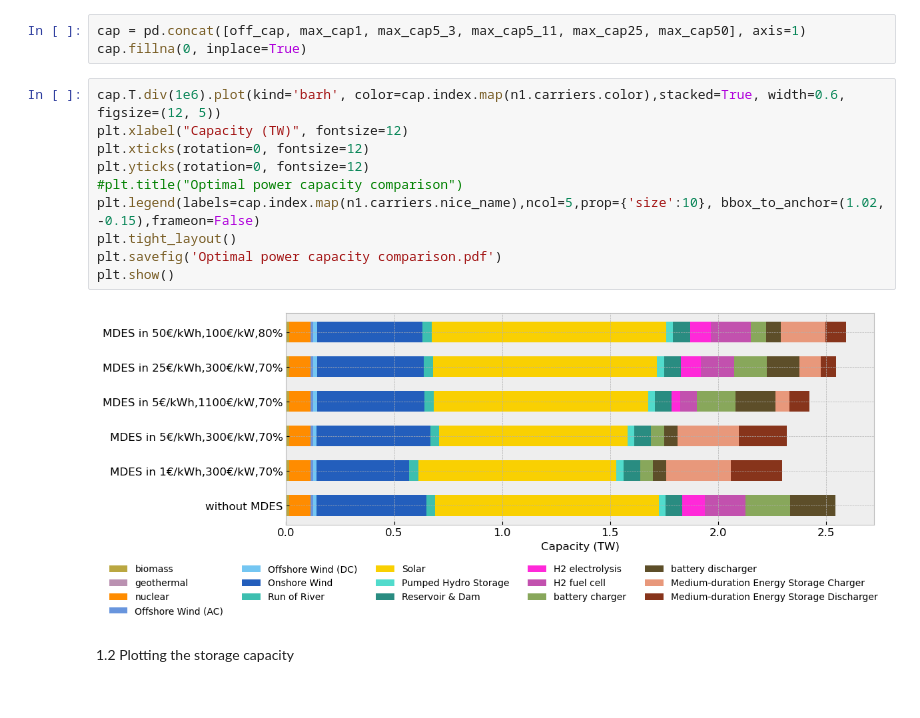
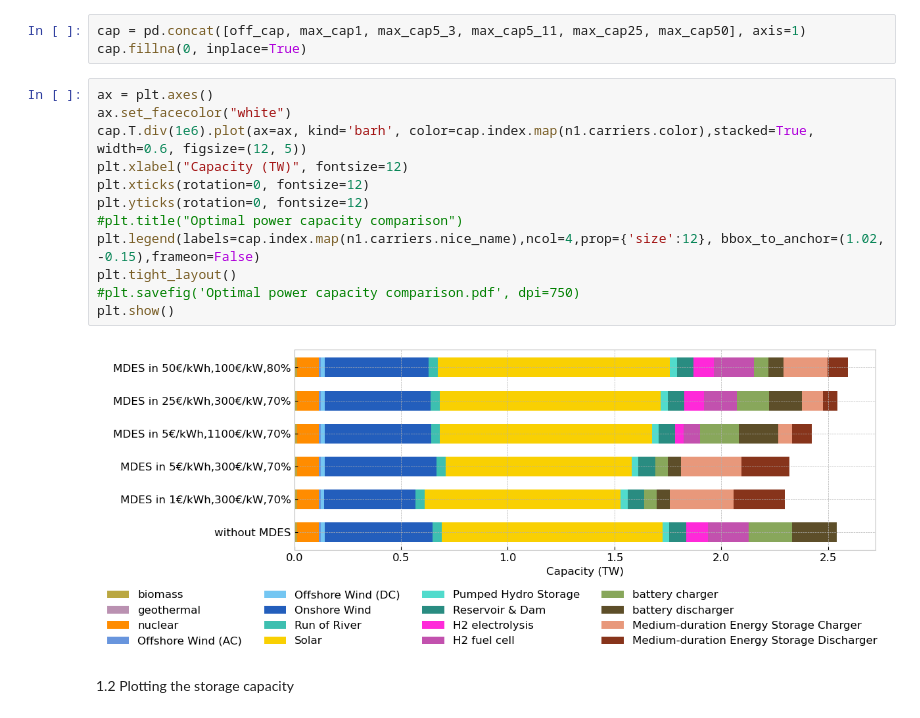
Before and after one commit to DKMahto/Thesis-codes, a Jupyter notebook: Jupyter-plotting-and-analysis/Design of MDES analysis.ipynb, the cells around one changed output. Drawn from its saved outputs; the diff is of its cells as text.

```diff
--- a/Jupyter-plotting-and-analysis/Design of MDES analysis.ipynb
+++ b/Jupyter-plotting-and-analysis/Design of MDES analysis.ipynb
@@ -97,17 +97,19 @@ Name: MDES in 50€/kWh,100€/kW,80%, dtype: float64
 cap = pd.concat([off_cap, max_cap1, max_cap5_3, max_cap5_11, max_cap25, max_cap50], axis=1)
 cap.fillna(0, inplace=True)
 # %%
-cap.T.div(1e6).plot(kind='barh', color=cap.index.map(n1.carriers.color),stacked=True, width=0.6, figsize=(12, 5))
+ax = plt.axes()
+ax.set_facecolor("white")
+cap.T.div(1e6).plot(ax=ax, kind='barh', color=cap.index.map(n1.carriers.color),stacked=True, width=0.6, figsize=(12, 5))
 plt.xlabel("Capacity (TW)", fontsize=12)
 plt.xticks(rotation=0, fontsize=12)
 plt.yticks(rotation=0, fontsize=12)
 #plt.title("Optimal power capacity comparison")
-plt.legend(labels=cap.index.map(n1.carriers.nice_name),ncol=5,prop={'size':10}, bbox_to_anchor=(1.02, -0.15),frameon=False)
+plt.legend(labels=cap.index.map(n1.carriers.nice_name),ncol=4,prop={'size':12}, bbox_to_anchor=(1.02, -0.15),frameon=False)
 plt.tight_layout()
-plt.savefig('Optimal power capacity comparison.pdf')
+#plt.savefig('Optimal power capacity comparison.pdf', dpi=750)
 plt.show()
 # %% [output]
-[figure, old version]
+[figure, new version]
 # %% [markdown]
 1.2 Plotting the storage capacity
 # %%
```
Also changed, not shown: parts of 35 cells of this notebook, 4 other files.
